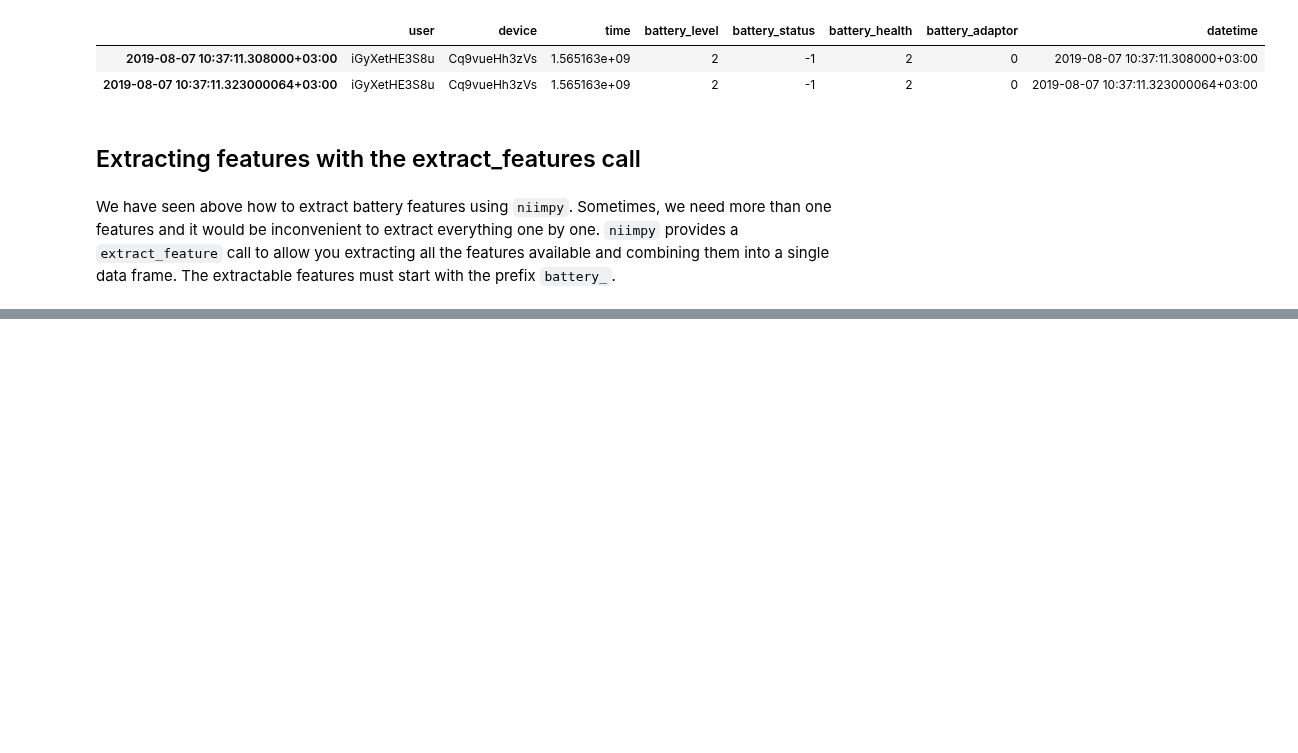
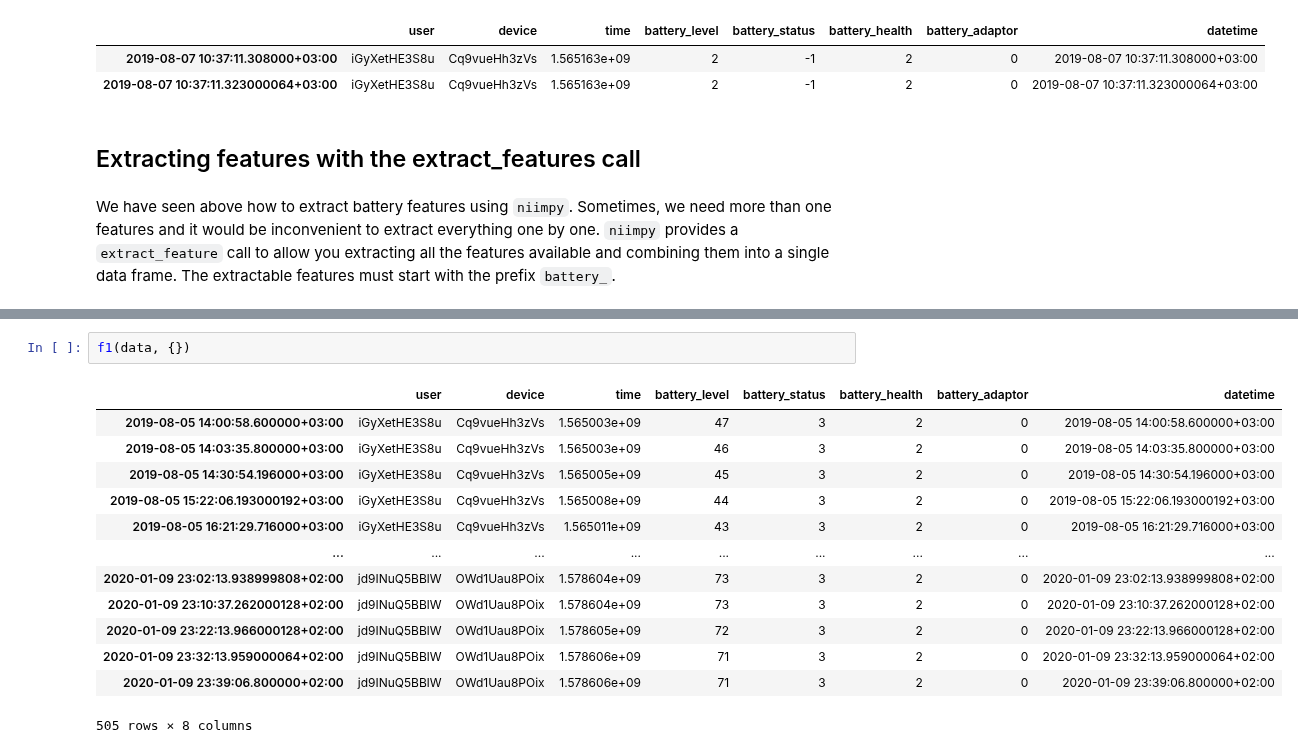
Before and after one commit to digitraceslab/niimpy, a Jupyter notebook: docs/demo_notebooks/battery.ipynb, the cells around one changed output, grey strips where cells are left out. Saved outputs shown, nothing was run; the diff lists cells and outputs as text; blank space fills up the shorter version.

```diff
--- a/docs/demo_notebooks/battery.ipynb
+++ b/docs/demo_notebooks/battery.ipynb
@@ -137,0 +134,16 @@ features.head()
+# %%
+f1(data, {})
+# %% [output]
+|  | user | device | time | battery_level | battery_status | battery_health | battery_adaptor | datetime |
+| 2019-08-05 14:00:58.600000+03:00 | iGyXetHE3S8u | Cq9vueHh3zVs | 1.565003e+09 | 47 | 3 | 2 | 0 | 2019-08-05 14:00:58.600000+03:00 |
+| 2019-08-05 14:03:35.800000+03:00 | iGyXetHE3S8u | Cq9vueHh3zVs | 1.565003e+09 | 46 | 3 | 2 | 0 | 2019-08-05 14:03:35.800000+03:00 |
+| 2019-08-05 14:30:54.196000+03:00 | iGyXetHE3S8u | Cq9vueHh3zVs | 1.565005e+09 | 45 | 3 | 2 | 0 | 2019-08-05 14:30:54.196000+03:00 |
+| 2019-08-05 15:22:06.193000192+03:00 | iGyXetHE3S8u | Cq9vueHh3zVs | 1.565008e+09 | 44 | 3 | 2 | 0 | 2019-08-05 15:22:06.193000192+03:00 |
+| 2019-08-05 16:21:29.716000+03:00 | iGyXetHE3S8u | Cq9vueHh3zVs | 1.565011e+09 | 43 | 3 | 2 | 0 | 2019-08-05 16:21:29.716000+03:00 |
+| ... | ... | ... | ... | ... | ... | ... | ... | ... |
+| 2020-01-09 23:02:13.938999808+02:00 | jd9INuQ5BBlW | OWd1Uau8POix | 1.578604e+09 | 73 | 3 | 2 | 0 | 2020-01-09 23:02:13.938999808+02:00 |
+| 2020-01-09 23:10:37.262000128+02:00 | jd9INuQ5BBlW | OWd1Uau8POix | 1.578604e+09 | 73 | 3 | 2 | 0 | 2020-01-09 23:10:37.262000128+02:00 |
+| 2020-01-09 23:22:13.966000128+02:00 | jd9INuQ5BBlW | OWd1Uau8POix | 1.578605e+09 | 72 | 3 | 2 | 0 | 2020-01-09 23:22:13.966000128+02:00 |
+| 2020-01-09 23:32:13.959000064+02:00 | jd9INuQ5BBlW | OWd1Uau8POix | 1.578606e+09 | 71 | 3 | 2 | 0 | 2020-01-09 23:32:13.959000064+02:00 |
+| 2020-01-09 23:39:06.800000+02:00 | jd9INuQ5BBlW | OWd1Uau8POix | 1.578606e+09 | 71 | 3 | 2 | 0 | 2020-01-09 23:39:06.800000+02:00 |
+505 rows × 8 columns
```
Also changed, not shown: parts of 4 cells of this notebook, 7 other files.
